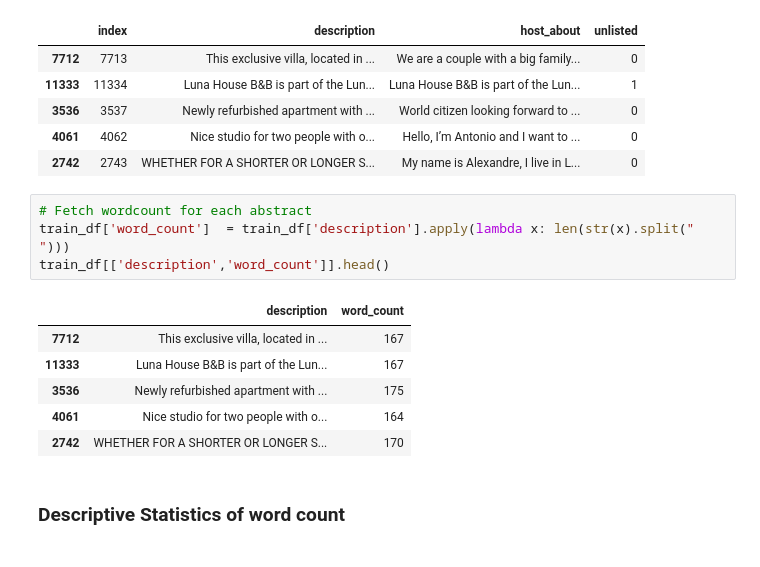
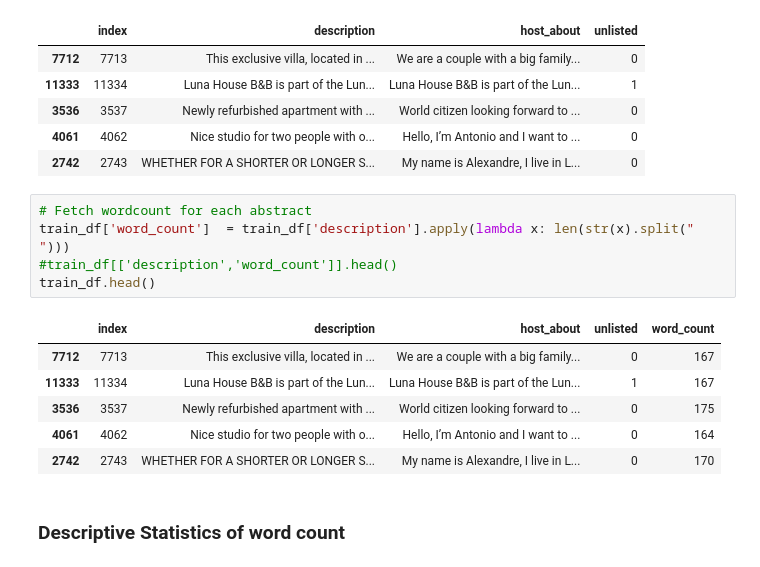
Before and after one commit to iryna-savchuk/TM_project, a Jupyter notebook: Analogue Lab 1 (Text cleaning, Bag of Words, KNeighborsClassifier to predict Amazon Reviews).ipynb, the cells around one changed output. Drawn from its saved outputs; the diff is of its cells as text.

```diff
--- a/Analogue Lab 1 (Text cleaning, Bag of Words, KNeighborsClassifier to predict Amazon Reviews).ipynb
+++ b/Analogue Lab 1 (Text cleaning, Bag of Words, KNeighborsClassifier to predict Amazon Reviews).ipynb
@@ -141,14 +132,15 @@ train_df.head()
 # %%
 # Fetch wordcount for each abstract
 train_df['word_count']  = train_df['description'].apply(lambda x: len(str(x).split(" ")))
-train_df[['description','word_count']].head()
+#train_df[['description','word_count']].head()
+train_df.head()
 # %% [output]
-|  | description | word_count |
-| 7712 | This exclusive villa, located in ... | 167 |
-| 11333 | Luna House B&B is part of the Lun... | 167 |
-| 3536 | Newly refurbished apartment with ... | 175 |
-| 4061 | Nice studio for two people with o... | 164 |
-| 2742 | WHETHER FOR A SHORTER OR LONGER S... | 170 |
+|  | index | description | host_about | unlisted | word_count |
+| 7712 | 7713 | This exclusive villa, located in ... | We are a couple with a big family... | 0 | 167 |
+| 11333 | 11334 | Luna House B&B is part of the Lun... | Luna House B&B is part of the Lun... | 1 | 167 |
+| 3536 | 3537 | Newly refurbished apartment with ... | World citizen looking forward to ... | 0 | 175 |
+| 4061 | 4062 | Nice studio for two people with o... | Hello, I’m Antonio and I want to ... | 0 | 164 |
+| 2742 | 2743 | WHETHER FOR A SHORTER OR LONGER S... | My name is Alexandre, I live in L... | 0 | 170 |
 # %% [markdown]
 ### Descriptive Statistics of word count
 # %%
```
Also changed, not shown: parts of 18 cells of this notebook.
